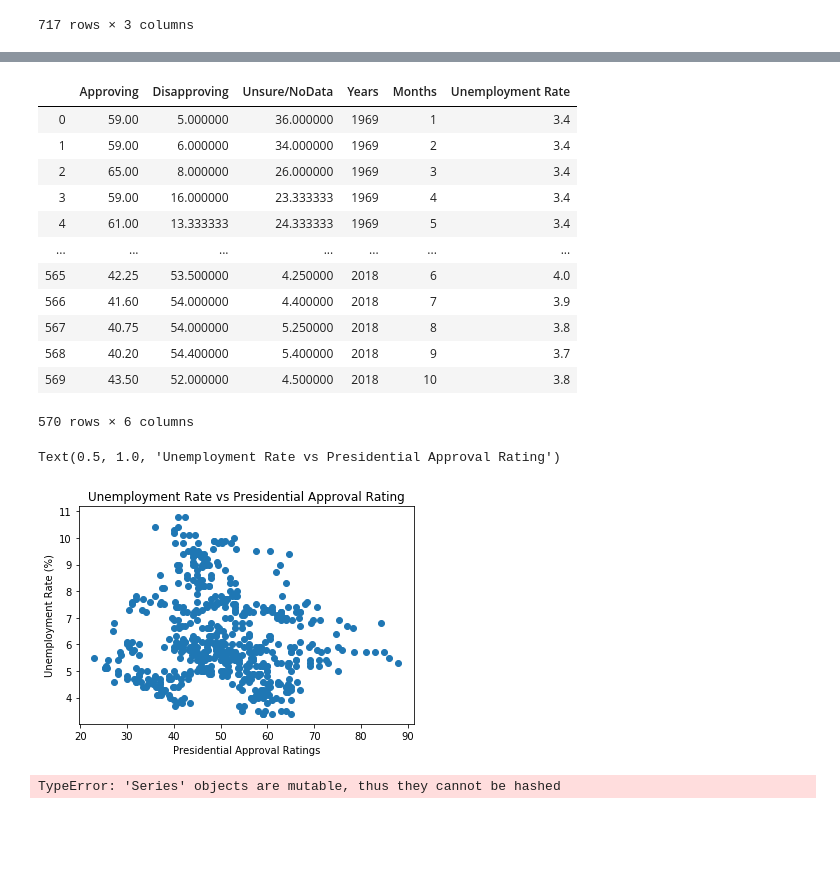
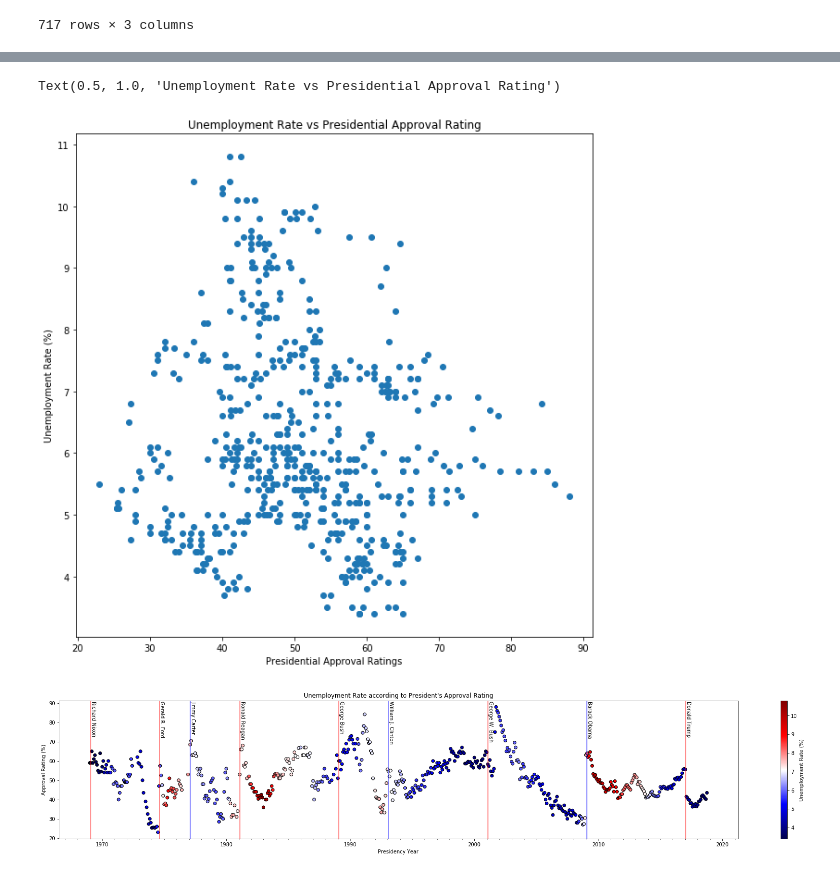
Before and after one commit to Mickkay22/UCI_Project_1_Team_5, a Jupyter notebook: Analysis/Approval Rating vs Unemployment Rate.ipynb, the cells around one changed output, grey strips where cells are left out. Cells and saved outputs as stored; diff of their text form; code cells hidden in the pictures; blank space fills up the shorter version.

Commit message:
Graph for Approval Ratings vs Years with Unemployment data

```diff
--- a/Analysis/Approval Rating vs Unemployment Rate.ipynb
+++ b/Analysis/Approval Rating vs Unemployment Rate.ipynb
@@ -9,10 +13,19 @@ filepath = "../Data/President Ratings/"
 # %%
 #Approval Ratings
 Approval_Ratings = pd.DataFrame()
+Start_Date = []
+End_Date = []
 
 for i in range(len(Presidents)):
     Approval_Rating = pd.read_csv(f"{filepath}{Presidents[i]}-Ratings.csv")
+    Approval_Rating["President"] = Presidents[i]
+    Start_Date.append(Approval_Rating["Start Date"][len(Approval_Rating["Start Date"])-1])
+    End_Date.append(Approval_Rating["End Date"][0])
     Approval_Ratings = pd.concat([Approval_Ratings,Approval_Rating],ignore_index = True)
 
-Approval_Ratings.set_index(Approval_Ratings["End Date"])
+President_Terms = pd.DataFrame({"Presidents":Presidents,
+                                "Start Date":Start_Date,
+                                "End Date":End_Date,
+                               "Afilliation":PartyAff})
+Approval_Ratings
 # %% [output]
@@ -67,29 +101,37 @@ Total_Data = pd.merge(Average_Month_Approval_Ratings,Unemployment_Data, how = "i
-# %%
-Total_Data
-# %% [output]
-|  | Approving | Disapproving | Unsure/NoData | Years | Months | Unemployment Rate |
-| 0 | 59.00 | 5.000000 | 36.000000 | 1969 | 1 | 3.4 |
-| 1 | 59.00 | 6.000000 | 34.000000 | 1969 | 2 | 3.4 |
-| 2 | 65.00 | 8.000000 | 26.000000 | 1969 | 3 | 3.4 |
-| 3 | 59.00 | 16.000000 | 23.333333 | 1969 | 4 | 3.4 |
-| 4 | 61.00 | 13.333333 | 24.333333 | 1969 | 5 | 3.4 |
-| ... | ... | ... | ... | ... | ... | ... |
-| 565 | 42.25 | 53.500000 | 4.250000 | 2018 | 6 | 4.0 |
-| 566 | 41.60 | 54.000000 | 4.400000 | 2018 | 7 | 3.9 |
-| 567 | 40.75 | 54.000000 | 5.250000 | 2018 | 8 | 3.8 |
-| 568 | 40.20 | 54.400000 | 5.400000 | 2018 | 9 | 3.7 |
-| 569 | 43.50 | 52.000000 | 4.500000 | 2018 | 10 | 3.8 |
-570 rows × 6 columns
 # %%
+plt.figure(figsize=(10,10))
 plt.scatter(Total_Data["Approving"],Total_Data["Unemployment Rate"])
+
 plt.xlabel("Presidential Approval Ratings")
 plt.ylabel("Unemployment Rate (%)")
 plt.title("Unemployment Rate vs Presidential Approval Rating")
 # %% [output]
 Text(0.5, 1.0, 'Unemployment Rate vs Presidential Approval Rating')
-[figure, old version]
+[figure, new version]
-# %%
-Total_Data["M/Y"] =
-Total_Data
-# %% [output]
-TypeError: 'Series' objects are mutable, thus they cannot be hashed
+# %%
+M_Y = []
+for i in range(len(Total_Data)):
+    M_Y.append(datetime.date(Total_Data["Year"][i],Total_Data["Months"][i],1))
+Total_Data["M_Y"] = M_Y
+Total_Data
+
+plt.figure(figsize = (30,5))
+plt.scatter(Total_Data["M_Y"], Total_Data["Approving"], c=Total_Data["Unemployment Rate"],cmap = "seismic", edgecolor='black')
+# plt.gca().xaxis.set_major_locator(dates.YearLocator())
+plt.gca().xaxis.set_minor_locator(dates.YearLocator())
+# plt.xticks(rotation=90)
+for terms in range(len(President_Terms)):
+    if(President_Terms["Afilliation"][terms]=="R"):
+        plt.axvline(x=President_Terms["Start Date"][terms], alpha = 0.6, color = "Red")
+    else:
+        plt.axvline(x=President_Terms["Start Date"][terms], alpha = 0.6, color = "Blue")
+    plt.text(President_Terms["Start Date"][terms], 91, Presidents[terms],rotation=270,verticalalignment='top',
+                 horizontalalignment = "left")
+
+plt.colorbar().set_label("Unemployment Rate (%)")
+plt.xlabel("Presidency Year")
+plt.ylabel("Approval Rating (%)")
+plt.title("Unemployment Rate according to President's Approval Rating")
+plt.savefig("Hi.png")
+# %% [output]
+[figure, added]
```
Also changed, not shown: parts of 5 cells of this notebook, 11 other files.
